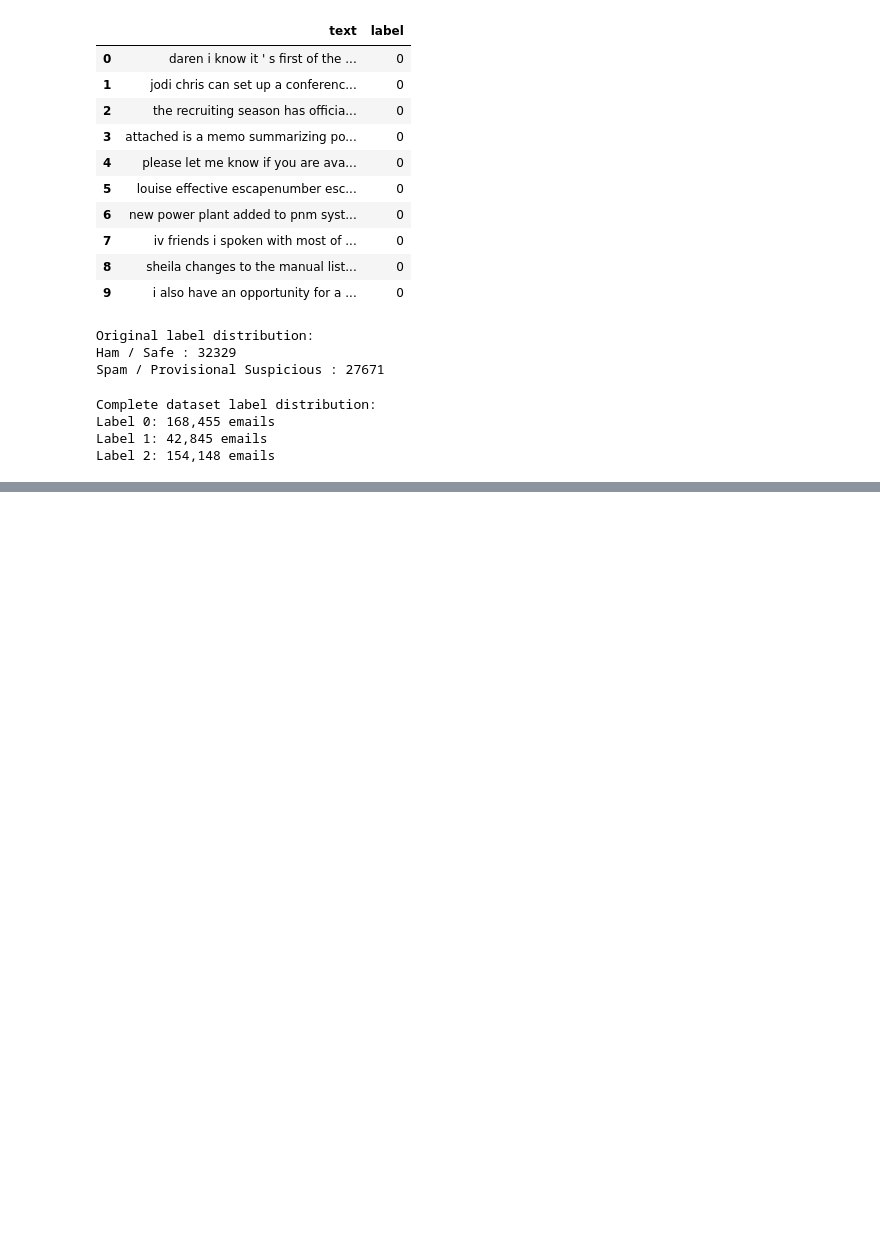
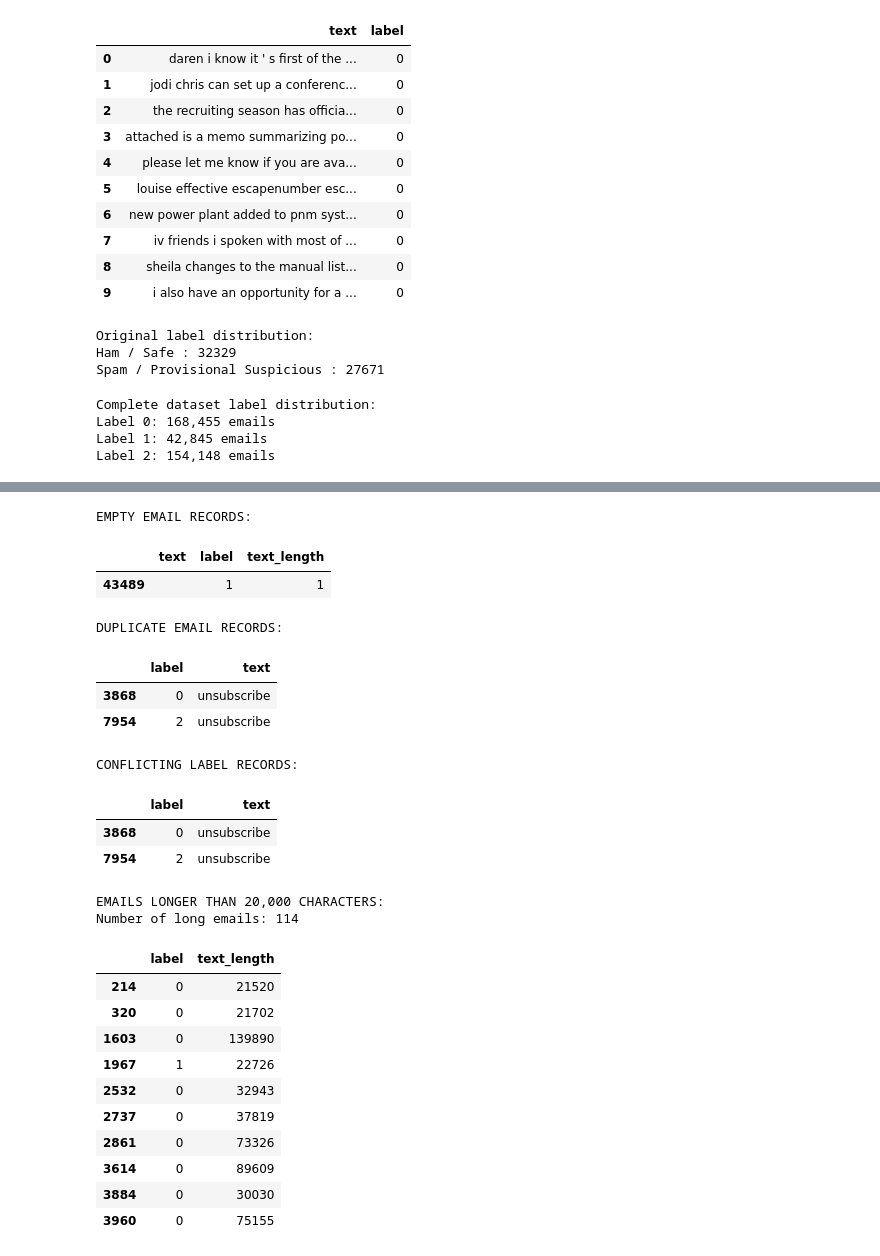
Before and after one commit to MysaniThiya/Agentra-RajarataUniversityOfSriLanka, a Jupyter notebook: email_analysis.ipynb, the cells around one changed output, grey strips where cells are left out. Drawn from its saved outputs; the diff is of its cells as text; code cells hidden in the pictures; blank space fills up the shorter version.

```diff
--- a/email_analysis.ipynb
+++ b/email_analysis.ipynb
@@ -209,0 +342,73 @@ Label 2: 154,148 emails
+# %%
+
+# STEP 2: Investigate problematic email records
+
+# Find empty emails
+empty_rows = df[
+    df["text"].astype(str).str.strip().eq("")
+]
+
+print("EMPTY EMAIL RECORDS:")
+display(empty_rows)
+
+# Find duplicate email texts
+duplicate_rows = df[
+    df["text"].duplicated(keep=False)
+].sort_values("text")
+
+print("\nDUPLICATE EMAIL RECORDS:")
+display(duplicate_rows[["label", "text"]])
+
+# Find conflicting labels
+conflicting_texts = (
+    df.groupby("text")["label"]
+    .nunique()
+)
+
+conflicting_texts = conflicting_texts[
+    conflicting_texts > 1
+].index
+
+conflict_records = df[
+    df["text"].isin(conflicting_texts)
+]
+
+print("\nCONFLICTING LABEL RECORDS:")
+display(conflict_records[["label", "text"]])
+
+# Find unusually long emails
+long_emails = df[
+    df["text"].str.len() > 20000
+]
+
+print("\nEMAILS LONGER THAN 20,000 CHARACTERS:")
+print("Number of long emails:", len(long_emails))
+
+display(
+    long_emails[["label", "text_length"]].head(10)
+)
+# %% [output]
+EMPTY EMAIL RECORDS:
+|  | text | label | text_length |
+| 43489 |  | 1 | 1 |
+DUPLICATE EMAIL RECORDS:
+|  | label | text |
+| 3868 | 0 | unsubscribe |
+| 7954 | 2 | unsubscribe |
+CONFLICTING LABEL RECORDS:
+|  | label | text |
+| 3868 | 0 | unsubscribe |
+| 7954 | 2 | unsubscribe |
+EMAILS LONGER THAN 20,000 CHARACTERS:
+Number of long emails: 114
+|  | label | text_length |
+| 214 | 0 | 21520 |
+| 320 | 0 | 21702 |
+| 1603 | 0 | 139890 |
+| 1967 | 1 | 22726 |
+| 2532 | 0 | 32943 |
+| 2737 | 0 | 37819 |
+| 2861 | 0 | 73326 |
+| 3614 | 0 | 89609 |
+| 3884 | 0 | 30030 |
+| 3960 | 0 | 75155 |
```
Also changed, not shown: parts of 4 cells of this notebook.
